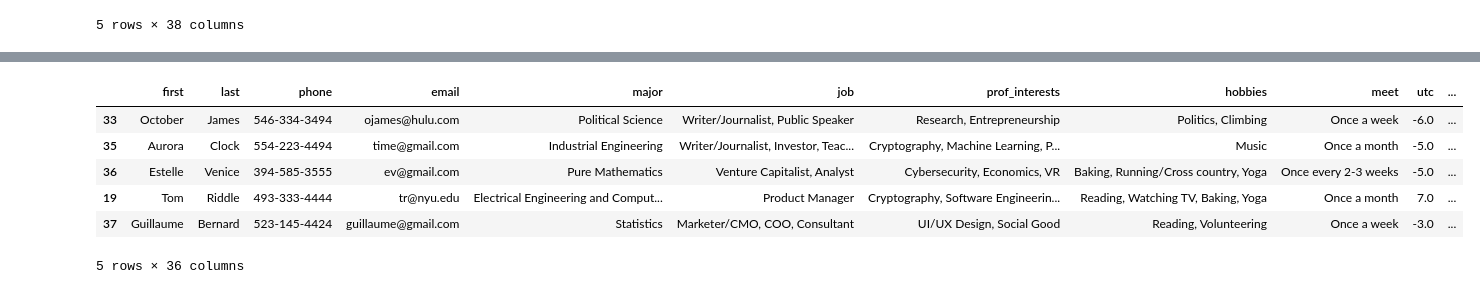
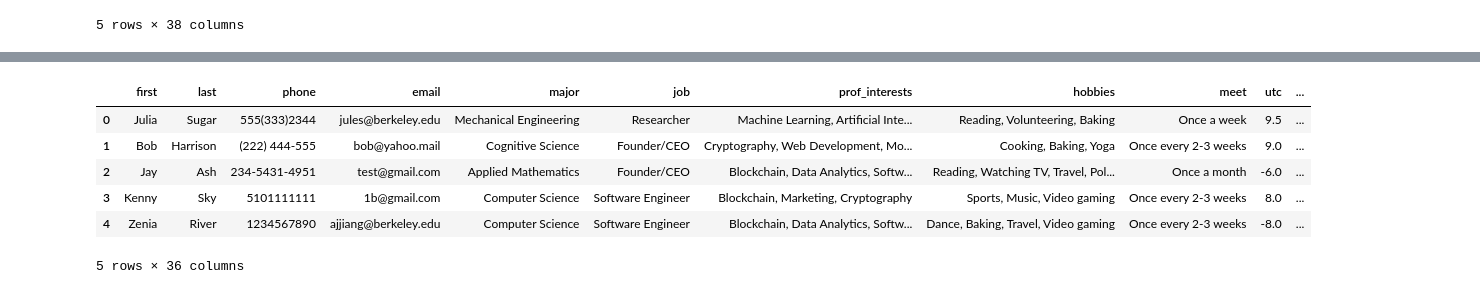
Before and after one commit to elysegarreau/ursatechmentorshipmatching, a Jupyter notebook: Elyse.ipynb, the cells around one changed output, grey strips where cells are left out. Saved outputs shown, nothing was run; the diff lists cells and outputs as text; code cells hidden in the pictures.

```diff
--- a/Elyse.ipynb
+++ b/Elyse.ipynb
@@ -27,14 +27,14 @@ mentorsdf.head()
 5 rows × 37 columns
 # %%
-menteesdf = output_dataframe("Data/test3/mentee.csv", mentee_columns, 1).sample(20)
+menteesdf = output_dataframe("Data/test3/mentee.csv", mentee_columns, 1)
 menteesdf.head()
 # %% [output]
 |  | first | last | phone | email | major | job | prof_interests | hobbies | meet | utc | ... |
-| 33 | October | James | 546-334-3494 | ojames@hulu.com | Political Science | Writer/Journalist, Public Speaker | Research, Entrepreneurship | Politics, Climbing | Once a week | -6.0 | ... |
-| 35 | Aurora | Clock | 554-223-4494 | time@gmail.com | Industrial Engineering | Writer/Journalist, Investor, Teac... | Cryptography, Machine Learning, P... | Music | Once a month | -5.0 | ... |
-| 36 | Estelle | Venice | 394-585-3555 | ev@gmail.com | Pure Mathematics | Venture Capitalist, Analyst | Cybersecurity, Economics, VR | Baking, Running/Cross country, Yoga | Once every 2-3 weeks | -5.0 | ... |
-| 19 | Tom | Riddle | 493-333-4444 | tr@nyu.edu | Electrical Engineering and Comput... | Product Manager | Cryptography, Software Engineerin... | Reading, Watching TV, Baking, Yoga | Once a month | 7.0 | ... |
-| 37 | Guillaume | Bernard | 523-145-4424 | guillaume@gmail.com | Statistics | Marketer/CMO, COO, Consultant | UI/UX Design, Social Good | Reading, Volunteering | Once a week | -3.0 | ... |
+| 0 | Julia | Sugar | 555(333)2344 | jules@berkeley.edu | Mechanical Engineering | Researcher | Machine Learning, Artificial Inte... | Reading, Volunteering, Baking | Once a week | 9.5 | ... |
+| 1 | Bob | Harrison | (222) 444-555 | bob@yahoo.mail | Cognitive Science | Founder/CEO | Cryptography, Web Development, Mo... | Cooking, Baking, Yoga | Once every 2-3 weeks | 9.0 | ... |
+| 2 | Jay | Ash | 234-5431-4951 | test@gmail.com | Applied Mathematics | Founder/CEO | Blockchain, Data Analytics, Softw... | Reading, Watching TV, Travel, Pol... | Once a month | -6.0 | ... |
+| 3 | Kenny | Sky | 5101111111 | 1b@gmail.com | Computer Science | Software Engineer | Blockchain, Marketing, Cryptography | Sports, Music, Video gaming | Once every 2-3 weeks | 8.0 | ... |
+| 4 | Zenia | River | 1234567890 | ajjiang@berkeley.edu | Computer Science | Software Engineer | Blockchain, Data Analytics, Softw... | Dance, Baking, Travel, Video gaming | Once every 2-3 weeks | -8.0 | ... |
 5 rows × 36 columns
 # %%
 mentors = output_mentors(mentorsdf)
```
Also changed, not shown: parts of 6 cells of this notebook.
